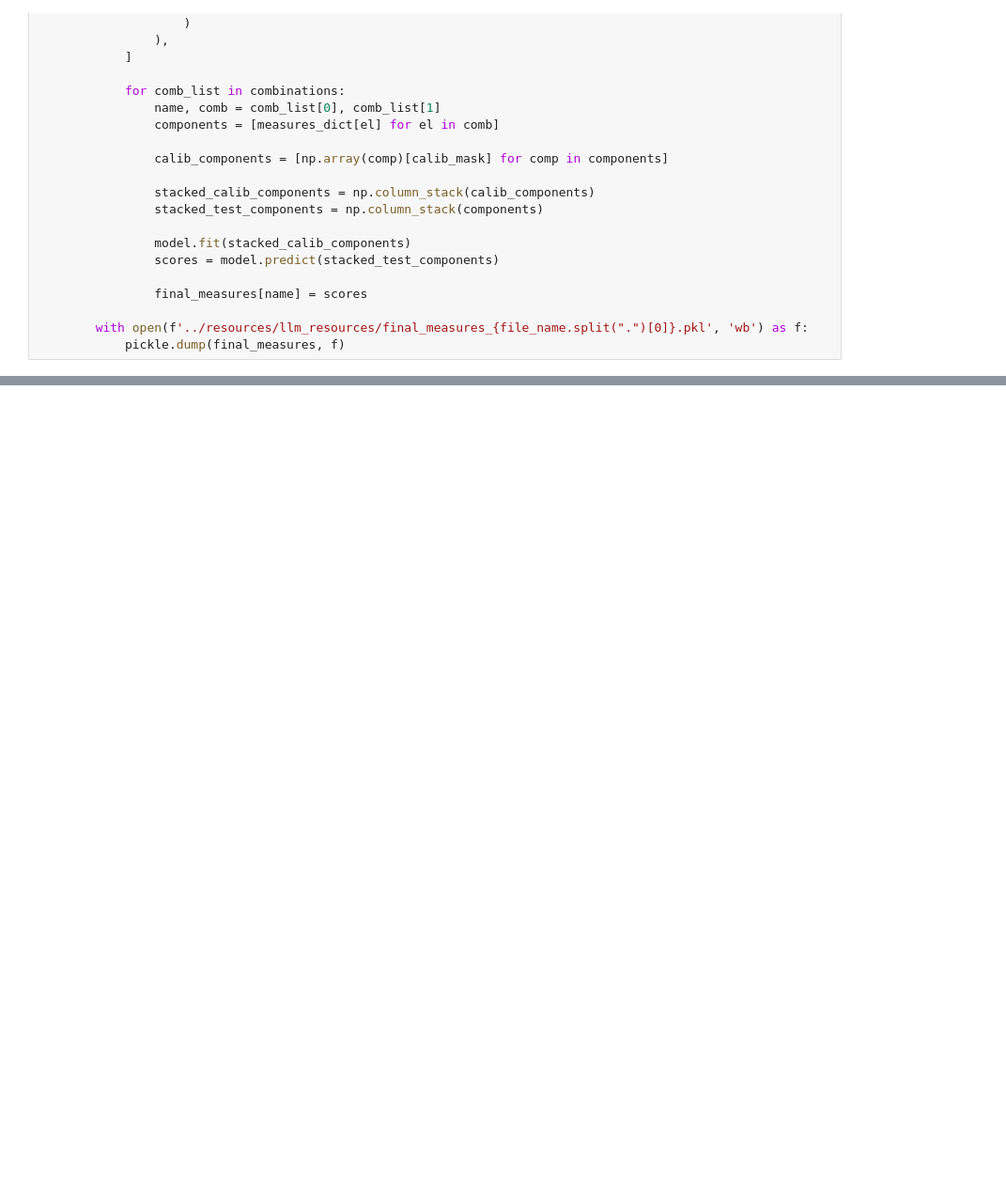
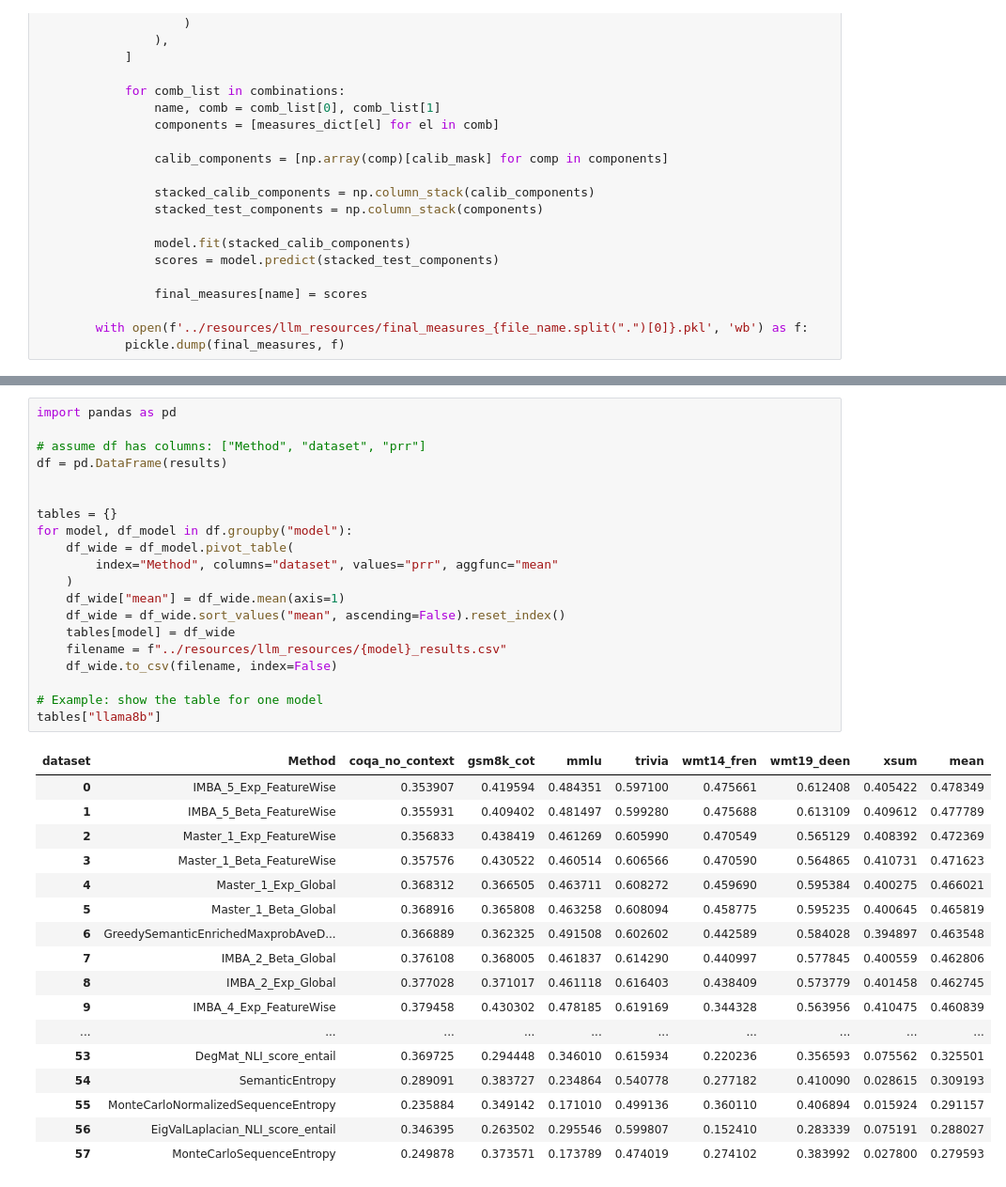
Before and after one commit to DavydenkoGr/FEDERATED-UNCERTAINTY, a Jupyter notebook: notebooks/try_llm.ipynb, the cells around one changed output, grey strips where cells are left out. Shown at 94% size. Cells and saved outputs as stored; diff of their text form; blank space fills up the shorter version.

```diff
--- a/notebooks/try_llm.ipynb
+++ b/notebooks/try_llm.ipynb
@@ -272,0 +327,38 @@ for model_name in ["llama8b", "falcon7b", "mistral7b"]:
+# %%
+import pandas as pd
+
+# assume df has columns: ["Method", "dataset", "prr"]
+df = pd.DataFrame(results)
+
+
+tables = {}
+for model, df_model in df.groupby("model"):
+    df_wide = df_model.pivot_table(
+        index="Method", columns="dataset", values="prr", aggfunc="mean"
+    )
+    df_wide["mean"] = df_wide.mean(axis=1)
+    df_wide = df_wide.sort_values("mean", ascending=False).reset_index()
+    tables[model] = df_wide
+    filename = f"../resources/llm_resources/{model}_results.csv"
+    df_wide.to_csv(filename, index=False)
+
+# Example: show the table for one model
+tables["llama8b"]
+# %% [output]
+| dataset | Method | coqa_no_context | gsm8k_cot | mmlu | trivia | wmt14_fren | wmt19_deen | xsum | mean |
+| 0 | IMBA_5_Exp_FeatureWise | 0.353907 | 0.419594 | 0.484351 | 0.597100 | 0.475661 | 0.612408 | 0.405422 | 0.478349 |
+| 1 | IMBA_5_Beta_FeatureWise | 0.355931 | 0.409402 | 0.481497 | 0.599280 | 0.475688 | 0.613109 | 0.409612 | 0.477789 |
+| 2 | Master_1_Exp_FeatureWise | 0.356833 | 0.438419 | 0.461269 | 0.605990 | 0.470549 | 0.565129 | 0.408392 | 0.472369 |
+| 3 | Master_1_Beta_FeatureWise | 0.357576 | 0.430522 | 0.460514 | 0.606566 | 0.470590 | 0.564865 | 0.410731 | 0.471623 |
+| 4 | Master_1_Exp_Global | 0.368312 | 0.366505 | 0.463711 | 0.608272 | 0.459690 | 0.595384 | 0.400275 | 0.466021 |
+| 5 | Master_1_Beta_Global | 0.368916 | 0.365808 | 0.463258 | 0.608094 | 0.458775 | 0.595235 | 0.400645 | 0.465819 |
+| 6 | GreedySemanticEnrichedMaxprobAveD... | 0.366889 | 0.362325 | 0.491508 | 0.602602 | 0.442589 | 0.584028 | 0.394897 | 0.463548 |
+| 7 | IMBA_2_Beta_Global | 0.376108 | 0.368005 | 0.461837 | 0.614290 | 0.440997 | 0.577845 | 0.400559 | 0.462806 |
+| 8 | IMBA_2_Exp_Global | 0.377028 | 0.371017 | 0.461118 | 0.616403 | 0.438409 | 0.573779 | 0.401458 | 0.462745 |
+| 9 | IMBA_4_Exp_FeatureWise | 0.379458 | 0.430302 | 0.478185 | 0.619169 | 0.344328 | 0.563956 | 0.410475 | 0.460839 |
+| ... | ... | ... | ... | ... | ... | ... | ... | ... | ... |
+| 53 | DegMat_NLI_score_entail | 0.369725 | 0.294448 | 0.346010 | 0.615934 | 0.220236 | 0.356593 | 0.075562 | 0.325501 |
+| 54 | SemanticEntropy | 0.289091 | 0.383727 | 0.234864 | 0.540778 | 0.277182 | 0.410090 | 0.028615 | 0.309193 |
+| 55 | MonteCarloNormalizedSequenceEntropy | 0.235884 | 0.349142 | 0.171010 | 0.499136 | 0.360110 | 0.406894 | 0.015924 | 0.291157 |
+| 56 | EigValLaplacian_NLI_score_entail | 0.346395 | 0.263502 | 0.295546 | 0.599807 | 0.152410 | 0.283339 | 0.075191 | 0.288027 |
+| 57 | MonteCarloSequenceEntropy | 0.249878 | 0.373571 | 0.173789 | 0.474019 | 0.274102 | 0.383992 | 0.027800 | 0.279593 |
```
Also changed, not shown: parts of 4 cells of this notebook.
